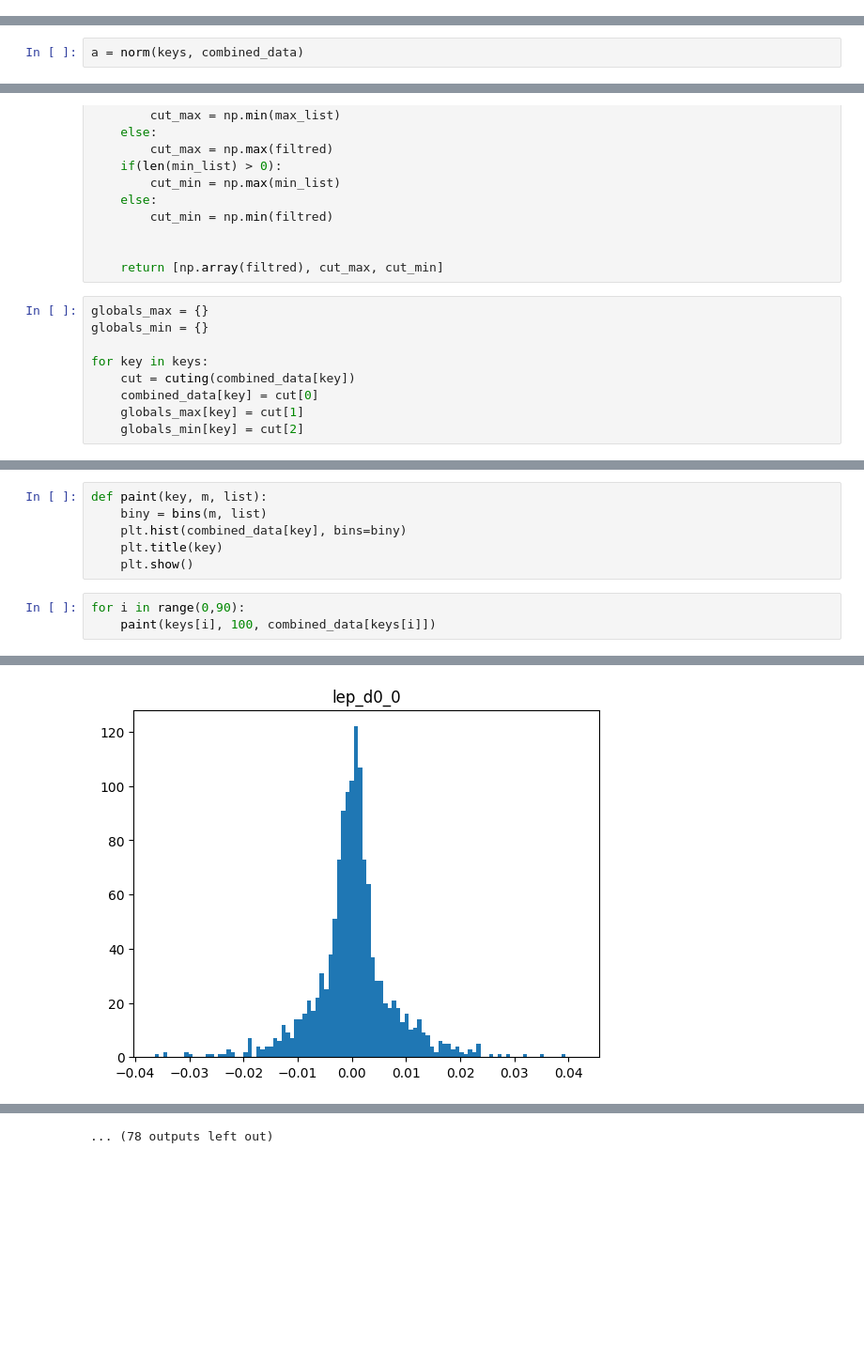
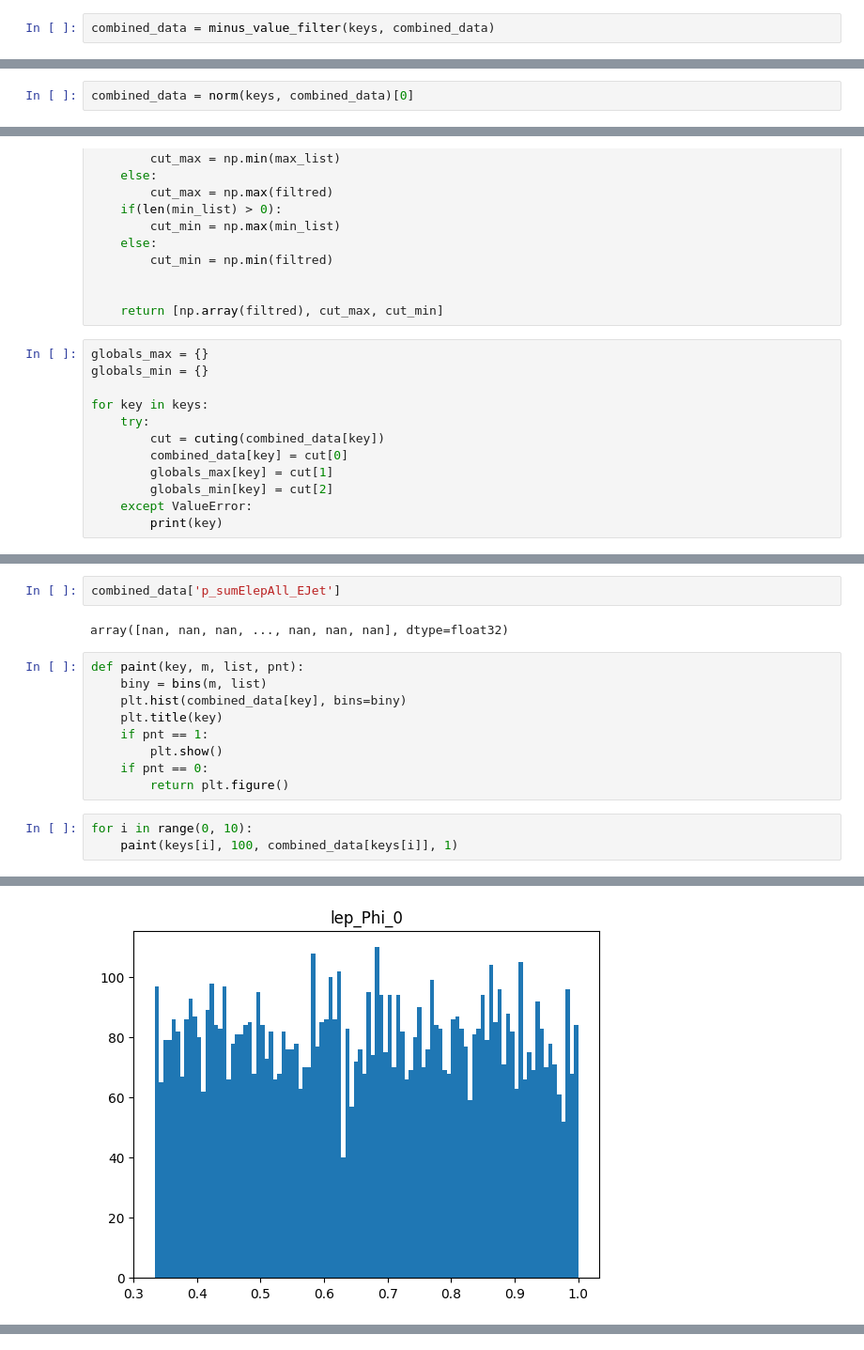
Before and after one commit to slysek/autoencoding_pp, a Jupyter notebook: norm.ipynb, the cells around one changed output, grey strips where cells are left out. Shown at 94% size. Saved outputs shown, nothing was run; the diff lists cells and outputs as text; blank space fills up the shorter version.

Commit message:
prototype of preparing and normalizing data

```diff
--- a/norm.ipynb
+++ b/norm.ipynb
@@ -37,3 +87,5 @@ def minus_value_filter(keys, branch):
+# %%
+combined_data = minus_value_filter(keys, combined_data)
 # %%
 def norm(keys, branch):
 
@@ -55,7 +107,7 @@ def norm(keys, branch):
 
     return [branch, maxes, mins]
 # %%
-a = norm(keys, combined_data)
+combined_data = norm(keys, combined_data)[0]
 # %%
 import matplotlib.pyplot as plt
 # %%
@@ -107,7 +159,10 @@ globals_max = {}
 globals_min = {}
 
 for key in keys:
-    cut = cuting(combined_data[key])
-    combined_data[key] = cut[0]
-    globals_max[key] = cut[1]
-    globals_min[key] = cut[2]
+    try:
+        cut = cuting(combined_data[key])
+        combined_data[key] = cut[0]
+        globals_max[key] = cut[1]
+        globals_min[key] = cut[2]
+    except ValueError:
+        print(key)
@@ -114,10 +172,17 @@ for key in keys:
+# %%
+combined_data['p_sumElepAll_EJet']
+# %% [output]
+array([nan, nan, nan, ..., nan, nan, nan], dtype=float32)
 # %%
-def paint(key, m, list):
+def paint(key, m, list, pnt):
     biny = bins(m, list)
     plt.hist(combined_data[key], bins=biny)
     plt.title(key)
-    plt.show()
+    if pnt == 1:
+        plt.show()
+    if pnt == 0:
+        return plt.figure()
 # %%
-for i in range(0,90):
-    paint(keys[i], 100, combined_data[keys[i]])
+for i in range(0, 10):
+    paint(keys[i], 100, combined_data[keys[i]], 1)
 # %% [output]
@@ -131 +196 @@ for i in range(0,90):
-[figure, old version]
+[figure, new version]
@@ -136,4 +199,3 @@ for i in range(0,90):
-... (78 outputs left out)
 # %%
 globals_min
 # %% [output]
```
Also changed, not shown: parts of 22 cells of this notebook.
